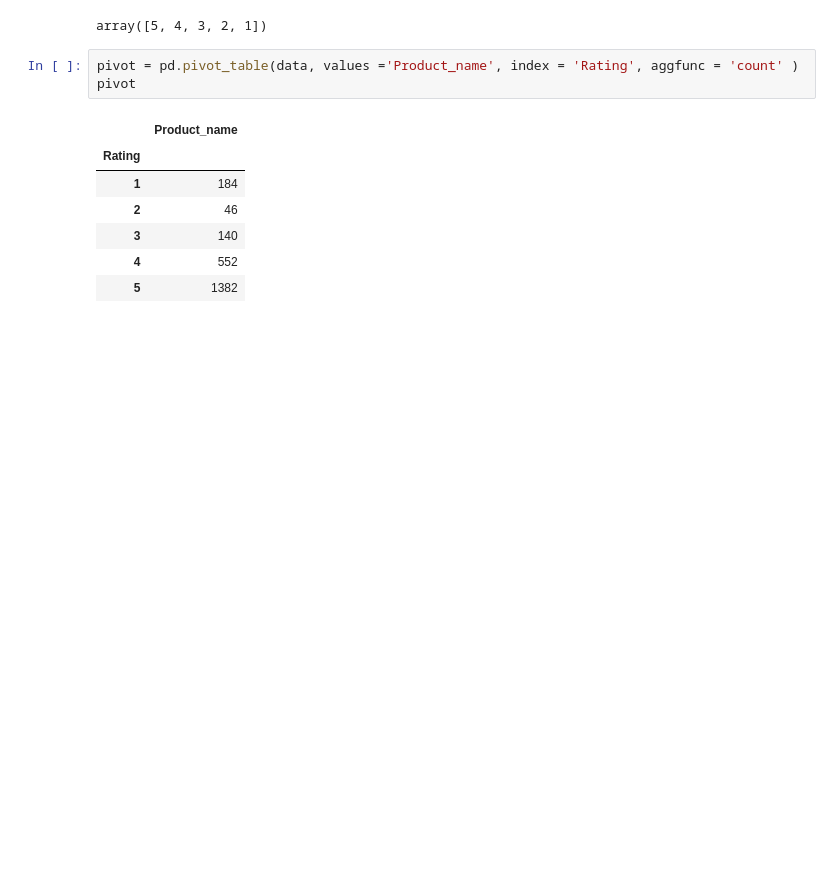
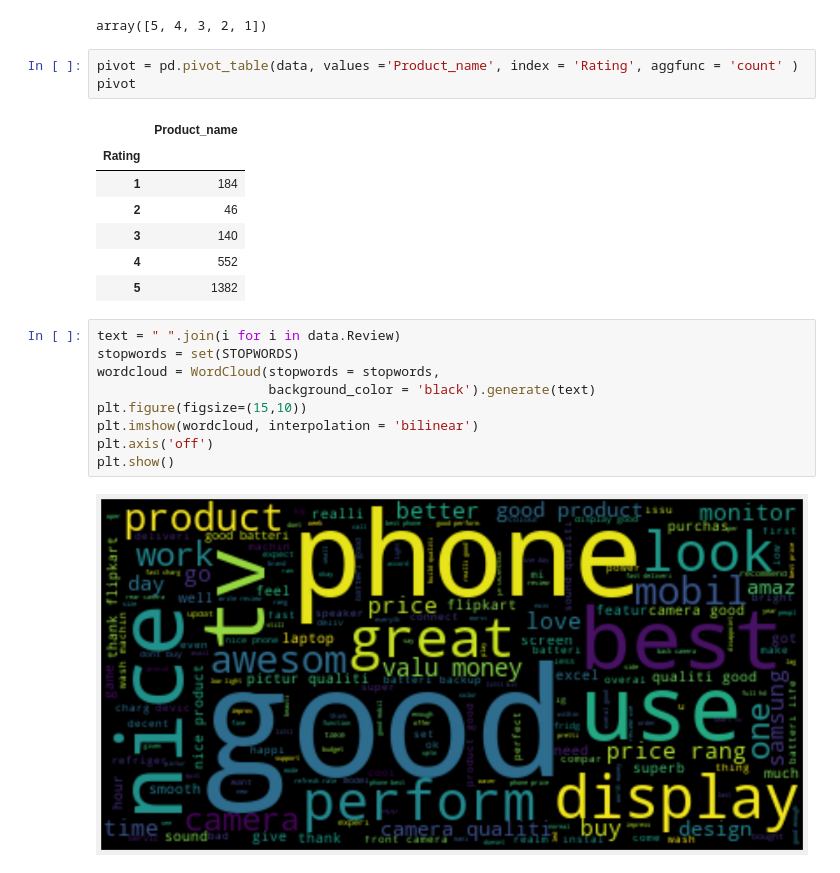
Before and after one commit to danielrodriguez007/Data_Analysis, a Jupyter notebook: Flipkart.ipynb, the cells around one changed output. Saved outputs shown, nothing was run; the diff lists cells and outputs as text; blank space fills up the shorter version.

```diff
--- a/Flipkart.ipynb
+++ b/Flipkart.ipynb
@@ -77,3 +77,14 @@ pivot
 | 3 | 140 |
 | 4 | 552 |
 | 5 | 1382 |
+# %%
+text = " ".join(i for i in data.Review)
+stopwords = set(STOPWORDS)
+wordcloud = WordCloud(stopwords = stopwords,
+                      background_color = 'black').generate(text)
+plt.figure(figsize=(15,10))
+plt.imshow(wordcloud, interpolation = 'bilinear')
+plt.axis('off')
+plt.show()
+# %% [output]
+[figure, added]
```
